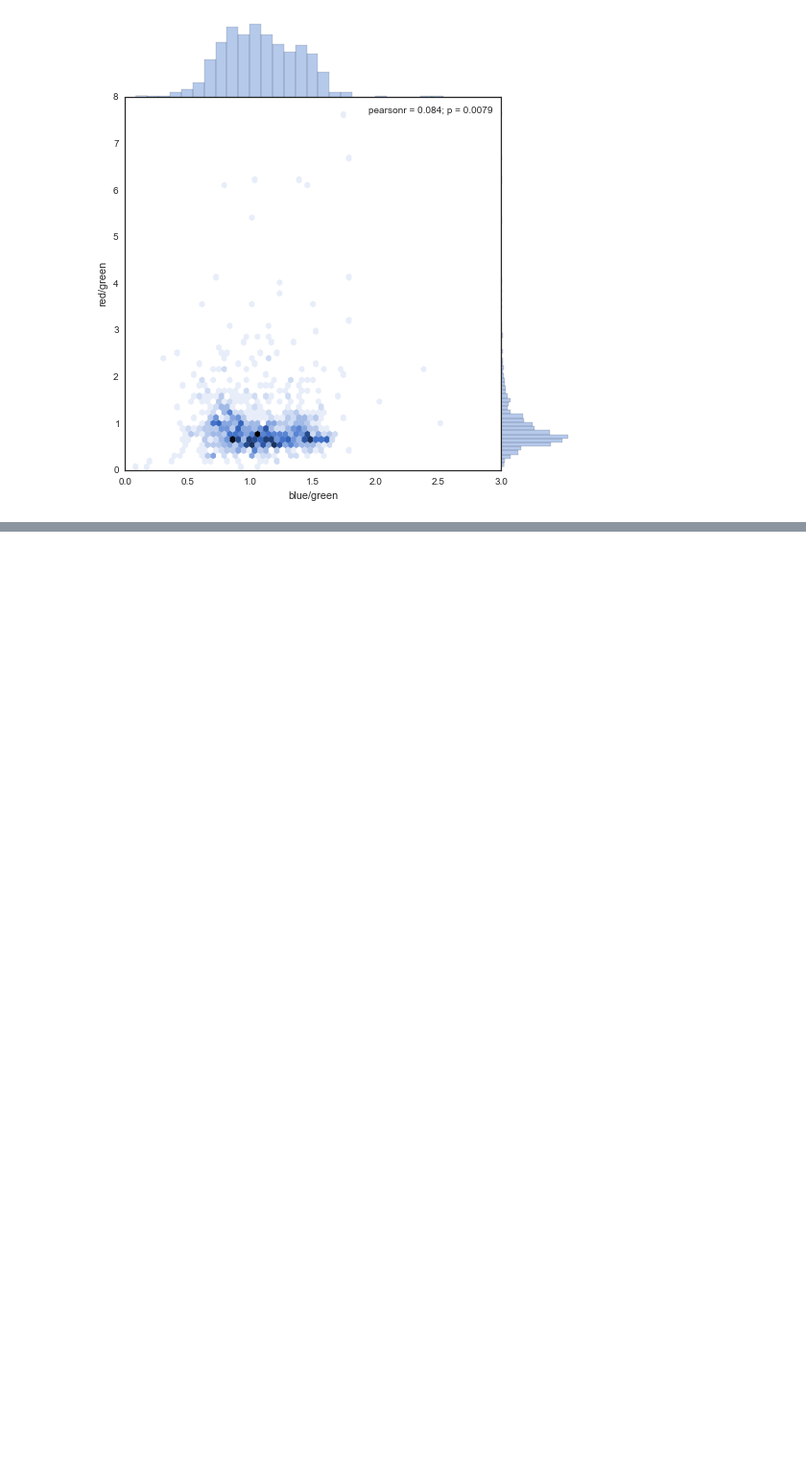
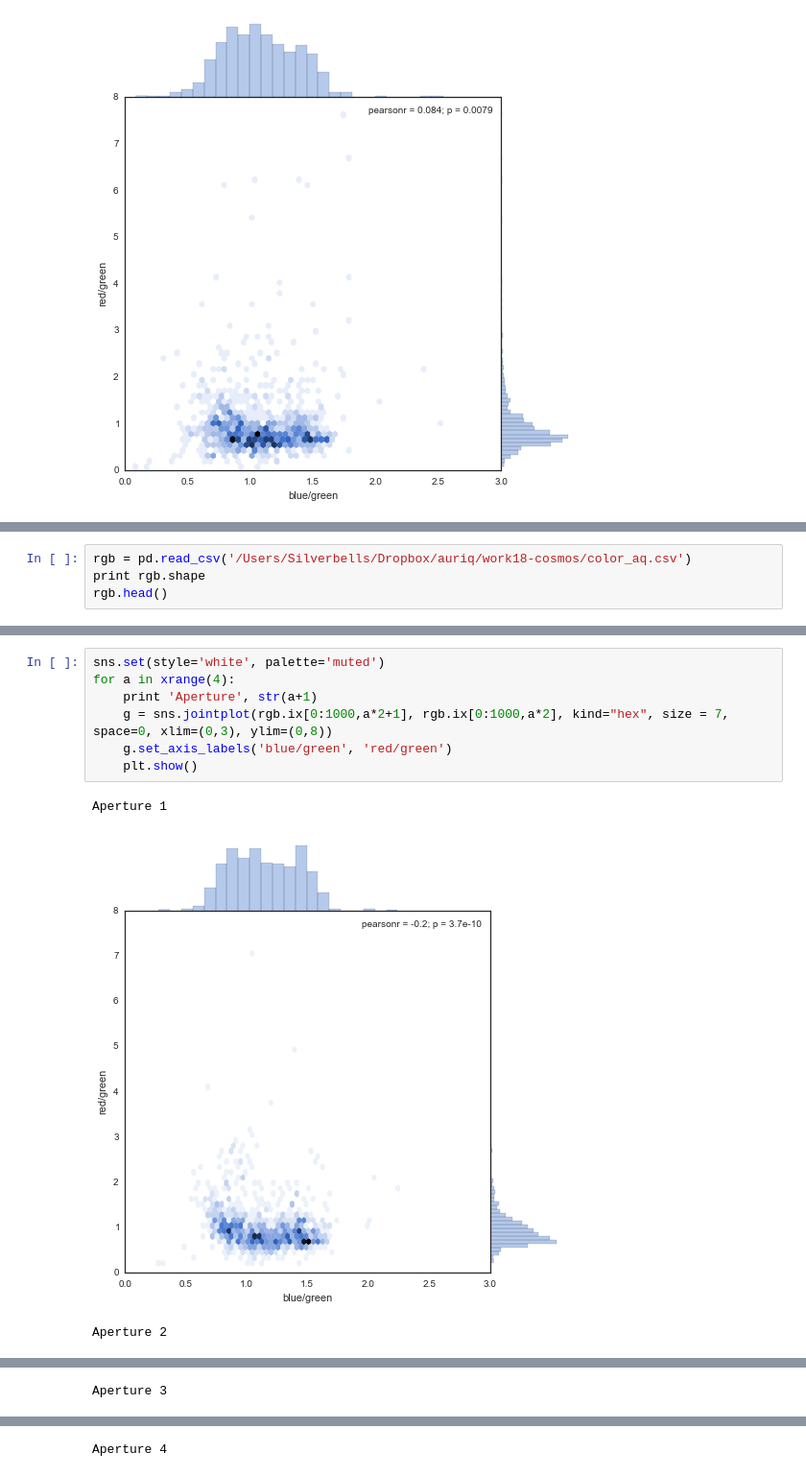
Before and after one commit to ehacinom/work18-cosmos, a Jupyter notebook: graphing.ipynb, the cells around one changed output, grey strips where cells are left out. Shown at 96% size. Saved outputs shown, nothing was run; the diff lists cells and outputs as text; blank space fills up the shorter version.

Commit message:
graphing for aq-tools

```diff
--- a/graphing.ipynb
+++ b/graphing.ipynb
@@ -31,0 +43,4 @@ Aperture 4
+# %%
+rgb = pd.read_csv('/Users/Silverbells/Dropbox/auriq/work18-cosmos/color_aq.csv')
+print rgb.shape
+rgb.head()
@@ -31,0 +55,11 @@ Aperture 4
+# %%
+sns.set(style='white', palette='muted')
+for a in xrange(4):
+    print 'Aperture', str(a+1)
+    g = sns.jointplot(rgb.ix[0:1000,a*2+1], rgb.ix[0:1000,a*2], kind="hex", size = 7, space=0, xlim=(0,3), ylim=(0,8))
+    g.set_axis_labels('blue/green', 'red/green')
+    plt.show()
+# %% [output]
+Aperture 1
+[figure, added]
+Aperture 2
@@ -31,0 +67 @@ Aperture 4
+Aperture 3
@@ -31,0 +69 @@ Aperture 4
+Aperture 4
```
Also changed, not shown: parts of 5 cells of this notebook.
